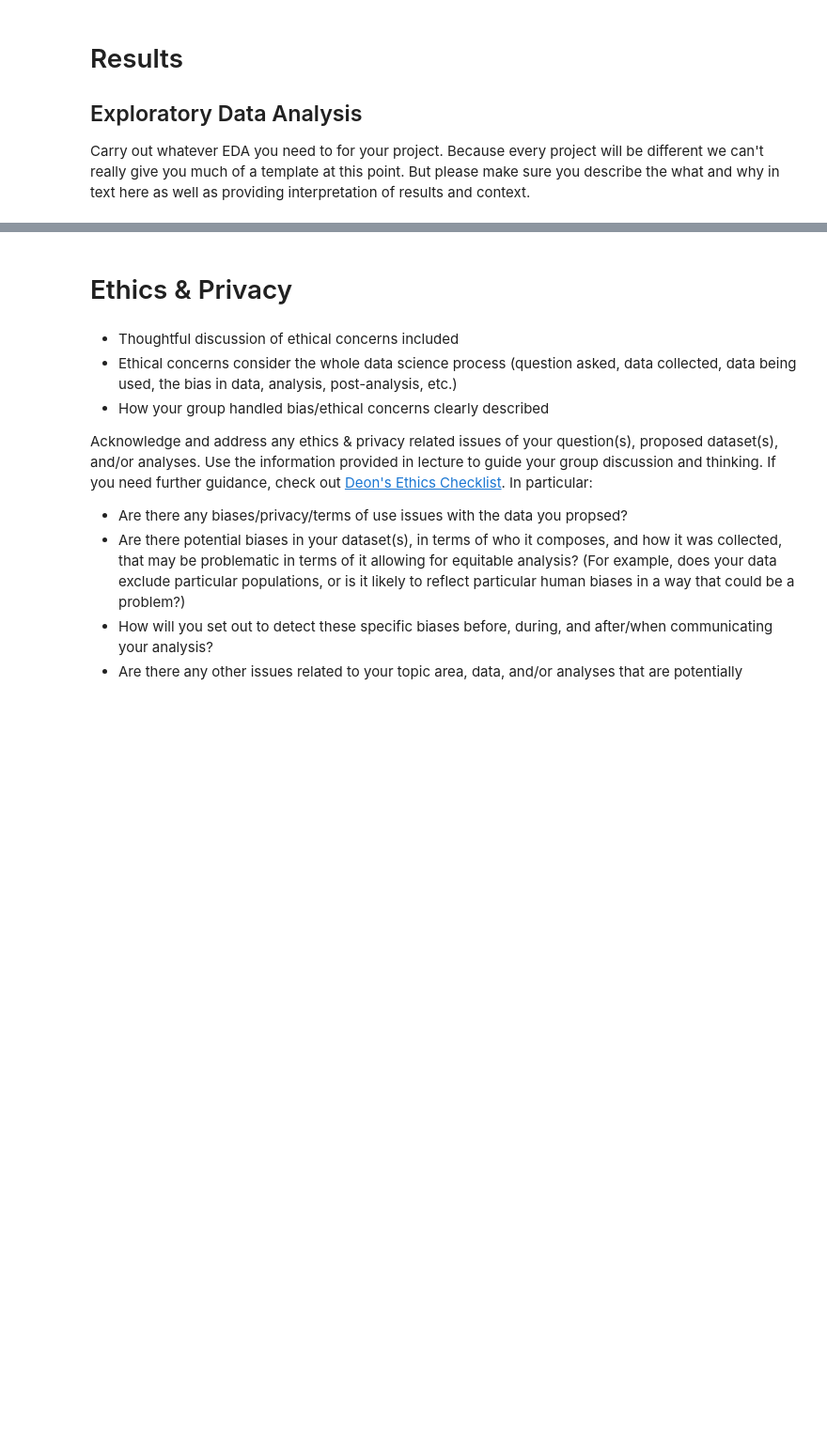
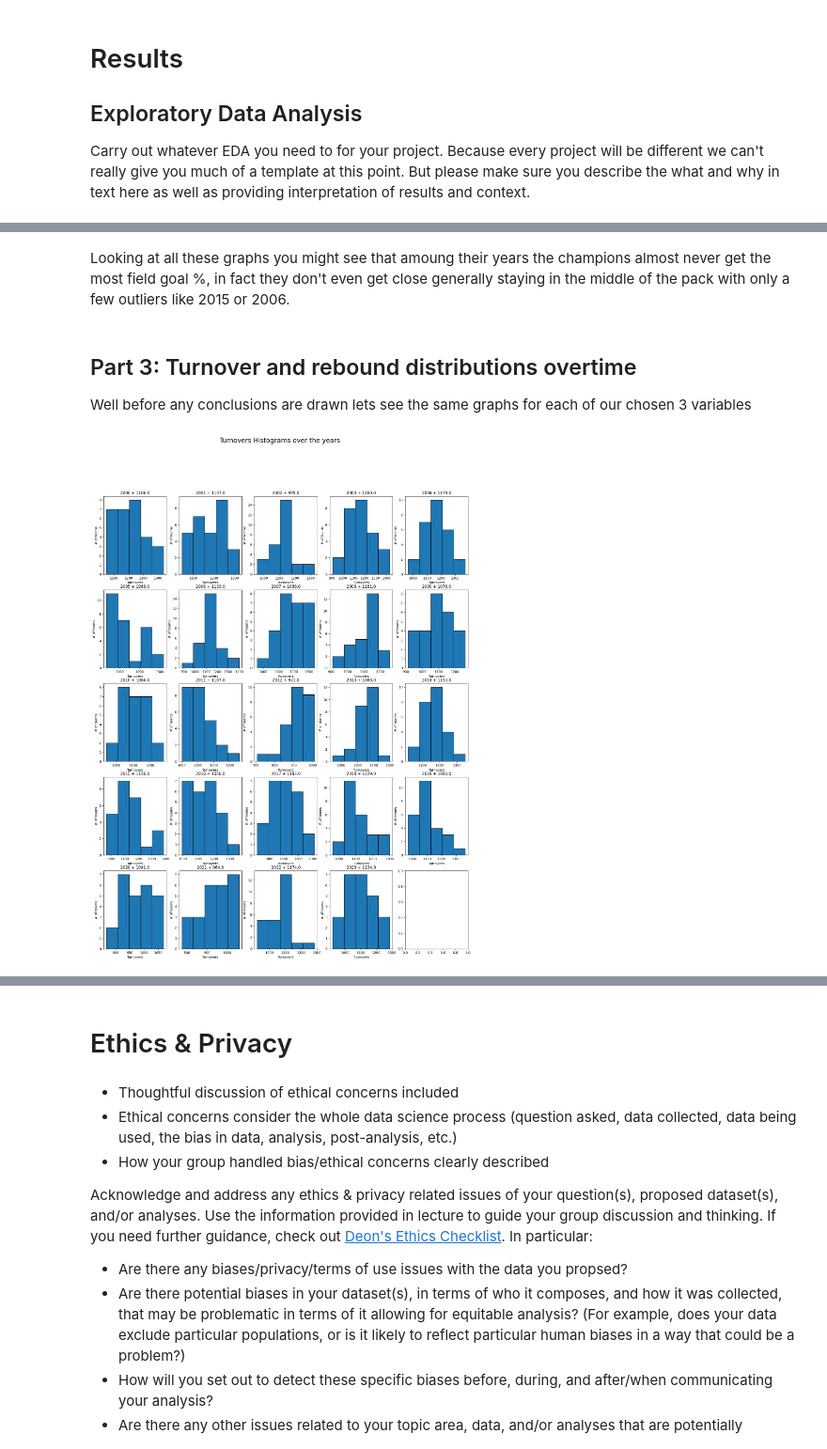
Before and after one commit to kevinkchen1/NBA-Data-Analysis, a Jupyter notebook: EDACheckpoint_group074.ipynb, the cells around one changed output, grey strips where cells are left out. Shown at 94% size. Drawn from its saved outputs; the diff is of its cells as text; code cells hidden in the pictures; blank space fills up the shorter version.

```diff
--- a/EDACheckpoint_group074.ipynb
+++ b/EDACheckpoint_group074.ipynb
@@ -110,0 +298,25 @@ Some more words and stuff.  Remember notebooks work best if you interleave the c
+# %% [markdown]
+Looking at all these graphs you might see that amoung their years the champions almost never get the most field goal %, in fact they don't even get close generally staying in the middle of the pack with only a few outliers like 2015 or 2006.
+# %% [markdown]
+## Part 3: Turnover and rebound distributions overtime
+Well before any conclusions are drawn lets see the same graphs for each of our chosen 3 variables
+# %%
+fig, axes = plt.subplots(5, 5, figsize=(20, 5 * 5), sharex=False, sharey=False)
+axes = axes.flatten()
+fig.suptitle(f'Turnovers Histograms over the years', fontsize=20)
+for i in range(24):
+    currYear = str(i + 2000)
+    year_data = all_years.filter(like=currYear,axis=0)
+    axes[i].hist(year_data['Turnovers'], bins=5, edgecolor='black')
+
+    champion = champions[champions['Year'] == i+2000]['NBA Champion'].values
+    Val = year_data.loc[(champion[0],i + 2000)]['Turnovers']
+    Val *= 100
+    Val = int(Val)
+    Val /= 100
+    axes[i].set_title(f'{currYear} + {Val}')
+    axes[i].set_xlabel('Turnovers')
+    axes[i].set_ylabel('# of teams')
+plt.show()
+# %% [output]
+[figure, added]
```
Also changed, not shown: parts of 22 cells of this notebook.
